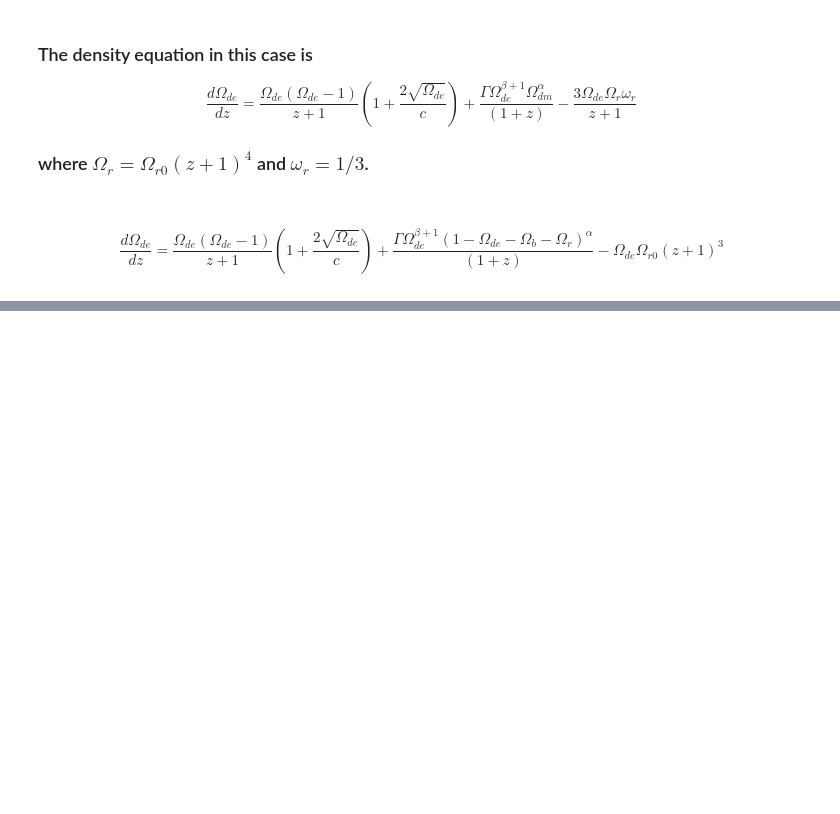
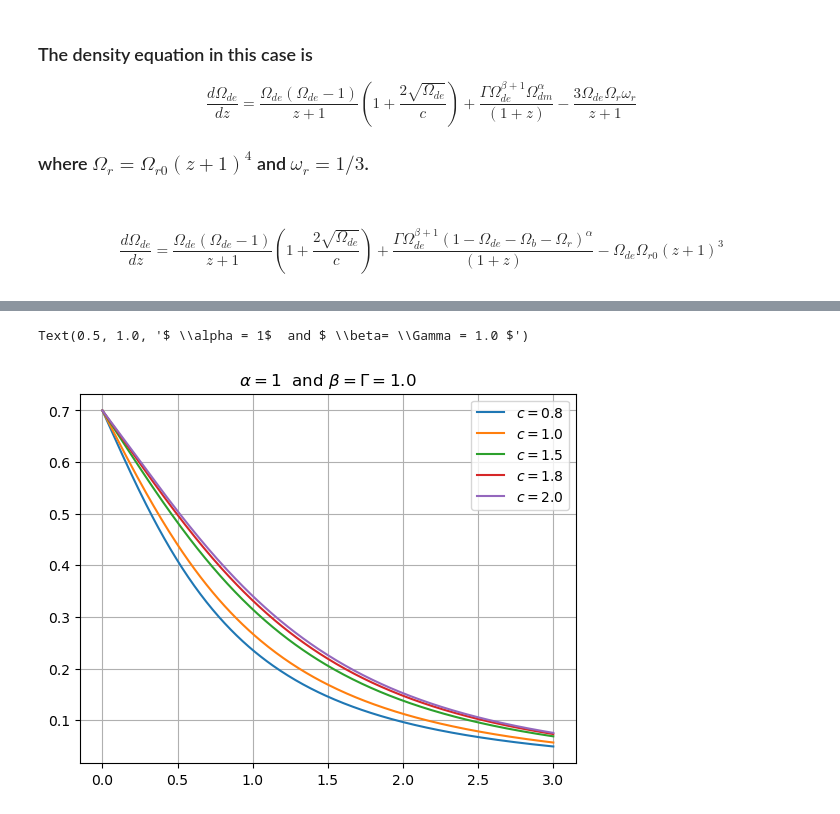
Before and after one commit to xlxnsxzpxtx/HolographicDE, a Jupyter notebook: Zhang_interac_2012.ipynb, the cells around one changed output, grey strips where cells are left out. Drawn from its saved outputs; the diff is of its cells as text; code cells hidden in the pictures; blank space fills up the shorter version.

```diff
--- a/Zhang_interac_2012.ipynb
+++ b/Zhang_interac_2012.ipynb
@@ -33,0 +100,6 @@ $$
+# %%
+
+solutions2 = []
+for c_value in c:
+    sol2 = odeint(zhang_model1, O_de0, z_rs, args=(c_value, beta[1],Gamma[1]))
+    solutions2.append(sol2)
@@ -33,0 +125,12 @@ $$
+# %%
+plt.plot(z_rs,solutions2[0],label='$c = 0.8$')
+plt.plot(z_rs,solutions2[1],label='$c = 1.0$')
+plt.plot(z_rs,solutions2[2],label='$c = 1.5$')
+plt.plot(z_rs,solutions2[3],label='$c = 1.8$')
+plt.plot(z_rs,solutions2[4],label='$c = 2.0$')
+plt.legend()
+plt.grid()
+plt.title('$ \\alpha = 1$  and $ \\beta= \\Gamma = 1.0 $')
+# %% [output]
+Text(0.5, 1.0, '$ \\alpha = 1$  and $ \\beta= \\Gamma = 1.0 $')
+[figure, added]
```
Also changed, not shown: parts of 5 cells of this notebook.
